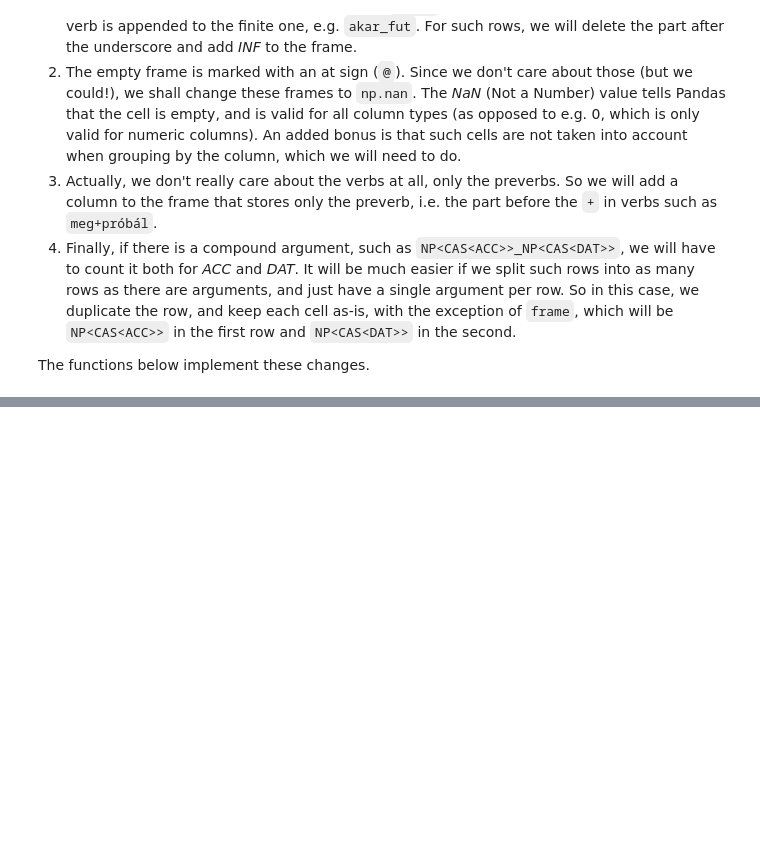
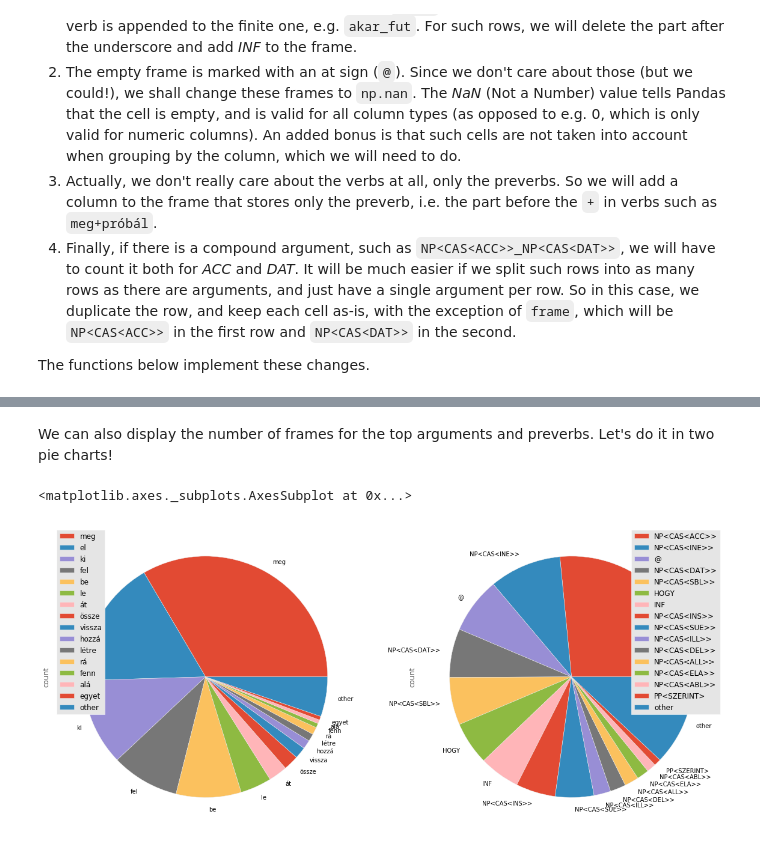
Before and after one commit to DavidNemeskey/Tade-corpus-tools, a Jupyter notebook: notebooks/significant_arguments.ipynb, the cells around one changed output, grey strips where cells are left out. Cells and saved outputs as stored; diff of their text form; code cells hidden in the pictures; blank space fills up the shorter version.

```diff
--- a/notebooks/significant_arguments.ipynb
+++ b/notebooks/significant_arguments.ipynb
@@ -101,7 +103,7 @@ def normalize_frames(df, in_place=True):
     df_ret.frame = df_ret.frame.apply(lambda s: 'INF' if s == '@' else s + '_INF').where(
         df_ret.verb.str.contains('_', regex=False), other=df_ret.frame)
     df_ret.loc[df_ret.verb.str.contains('_', regex=False), 'verb'] = df_ret.verb.str.replace('_.*', '')
-    df_ret.loc[df_ret.frame == '@', 'frame'] = np.nan
+    #df_ret.loc[df_ret.frame == '@', 'frame'] = np.nan
     return df_ret
 
 def add_preverb_column(df):
@@ -125,0 +182,3 @@ frame_sums = df_to_join[['frame', 'frame_freq']].rename(columns={'frame_freq': '
+# %%
+frame_sums = pd.DataFrame(list(frame_counter.items()), columns=['frame', 'C']).set_index('frame')
+cells = pd.DataFrame(list((pf[0], pf[1], a) for pf, a in cell_counter.items()), columns=['preverb', 'frame', 'A']).set_index(['preverb', 'frame'])
@@ -128,3 +223,16 @@ The names (_A_, _B_, _C_, _D_ are the same as on the [Wikipedia page](https://en
+# %% [markdown]
+We can also display the number of frames for the top arguments and preverbs. Let's do it in two pie charts!
+# %%
+capped_sorted_list(preverb_sums, by='B', cutoff=15).rename(columns={'B': 'count'})
+capped_sorted_list(frame_sums, by='C', cutoff=15).rename(columns={'C': 'count'})
+
+matplotlib.pyplot.rcParams['figure.figsize'] = (20, 9)
+fig, axs = matplotlib.pylab.subplots(1,2)
+capped_sorted_list(preverb_sums, by='B', cutoff=15).rename(columns={'B': 'count'}).plot(y='count', kind='pie', ax=axs[0])
+capped_sorted_list(frame_sums, by='C', cutoff=15).rename(columns={'C': 'count'}).plot(y='count', kind='pie', ax=axs[1])
+# %% [output]
+<matplotlib.axes._subplots.AxesSubplot at 0x...>
+[figure, added]
 # %%
 all_frames = df.frame_freq.sum()
 
```
Also changed, not shown: parts of 15 cells of this notebook, 2 other files.
